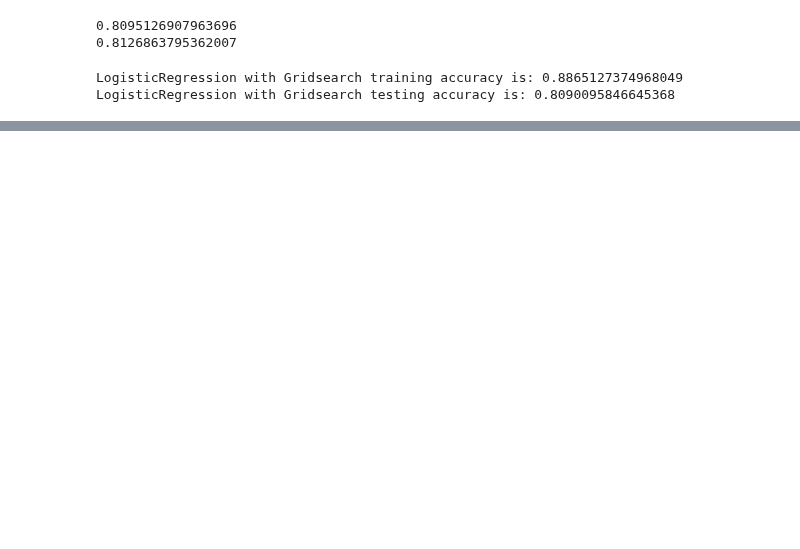
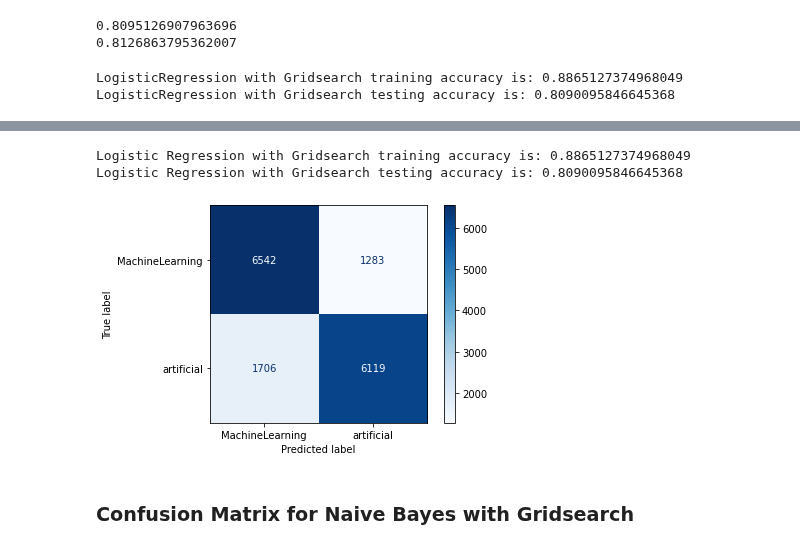
Before and after one commit to amcurley/GA_projects, a Jupyter notebook: Projects/project_3-master/03_title_only.ipynb, the cells around one changed output, grey strips where cells are left out. Saved outputs shown, nothing was run; the diff lists cells and outputs as text; code cells hidden in the pictures; blank space fills up the shorter version.

```diff
--- a/Projects/project_3-master/03_title_only.ipynb
+++ b/Projects/project_3-master/03_title_only.ipynb
@@ -399,0 +448,10 @@ Naive Bayes with Gridsearch training accuracy is: 0.8133546325878594
+# %%
+plot_confusion_matrix(gs_cvec_lr, clean_test_titles, y_test, cmap = 'Blues', values_format='d');
+print(f"Logistic Regression with Gridsearch training accuracy is: {gs_cvec_lr.score(clean_train_titles, y_train)}")
+print(f"Logistic Regression with Gridsearch testing accuracy is: {gs_cvec_lr.score(clean_test_titles, y_test)}")
+# %% [output]
+Logistic Regression with Gridsearch training accuracy is: 0.8865127374968049
+Logistic Regression with Gridsearch testing accuracy is: 0.8090095846645368
+[figure, added]
+# %% [markdown]
+### **Confusion Matrix for Naive Bayes with Gridsearch**
```
Also changed, not shown: parts of 24 cells of this notebook.
